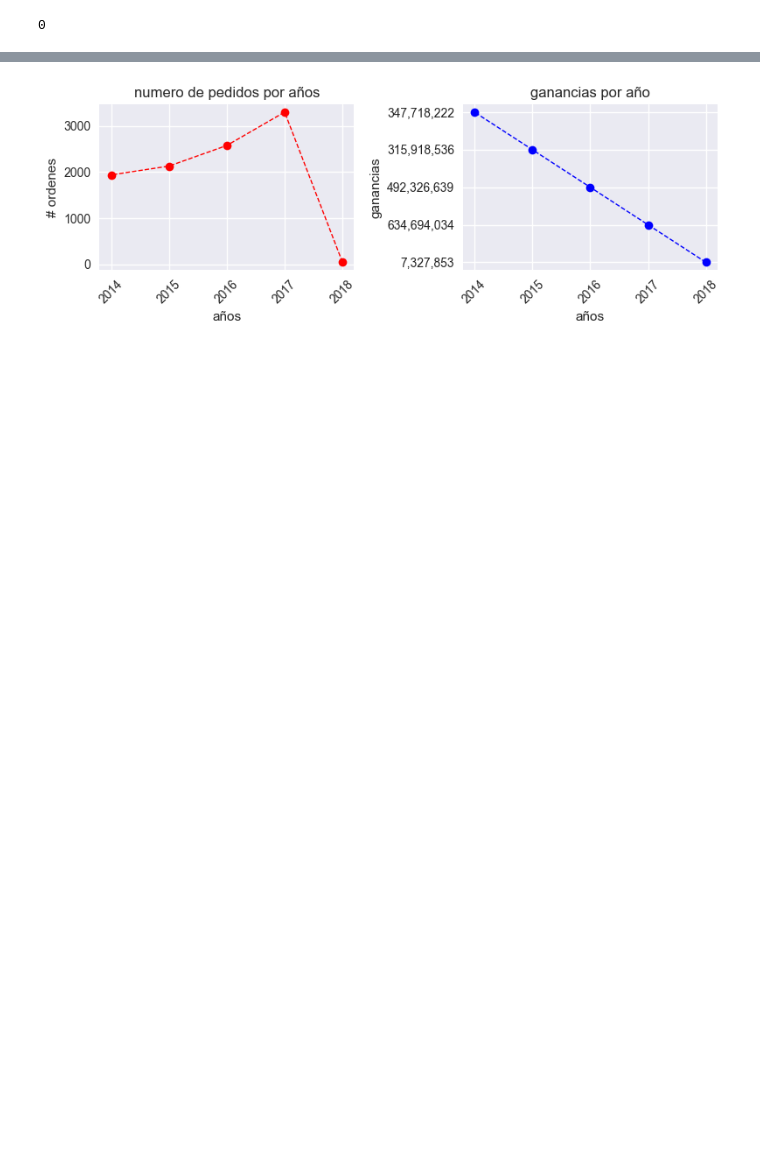
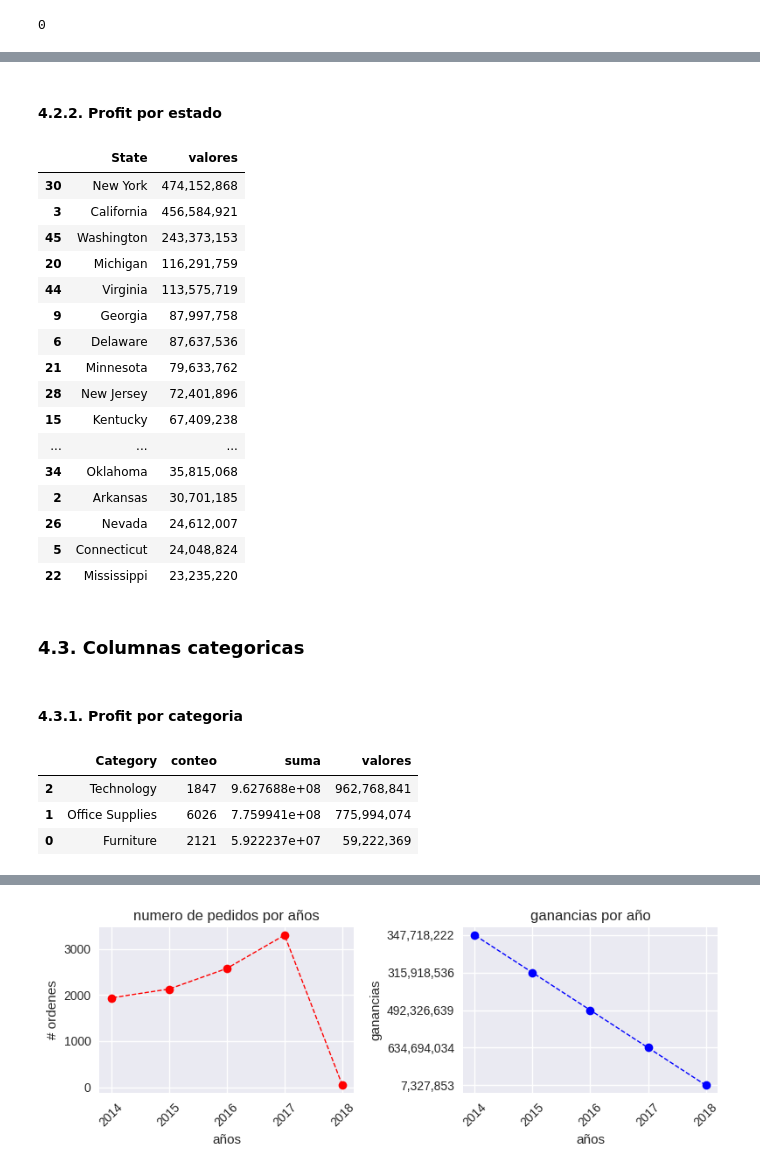
Before and after one commit to repos-especializacion-UdeA/tarea-fundamentos, a Jupyter notebook: entrega_udea.ipynb, the cells around one changed output, grey strips where cells are left out. Drawn from its saved outputs; the diff is of its cells as text; code cells hidden in the pictures; blank space fills up the shorter version.

```diff
--- a/entrega_udea.ipynb
+++ b/entrega_udea.ipynb
@@ -248,0 +367,43 @@ años_resumen=años_resumen.iloc[:,[0,1,3]]
+# %% [markdown]
+#### 4.2.2. Profit por estado
+# %%
+estado=df__.groupby(['State'])['Profit'].sum()
+estado = estado.reset_index(name='sum').sort_values(by='sum',ascending=False).head(21)
+estado['valores'] = estado['sum'].apply(lambda x: '{:,.0f}'.format(x))
+estado = estado.iloc[:,[0,2]]
+estado
+# %% [output]
+|  | State | valores |
+| 30 | New York | 474,152,868 |
+| 3 | California | 456,584,921 |
+| 45 | Washington | 243,373,153 |
+| 20 | Michigan | 116,291,759 |
+| 44 | Virginia | 113,575,719 |
+| 9 | Georgia | 87,997,758 |
+| 6 | Delaware | 87,637,536 |
+| 21 | Minnesota | 79,633,762 |
+| 28 | New Jersey | 72,401,896 |
+| 15 | Kentucky | 67,409,238 |
+| ... | ... | ... |
+| 34 | Oklahoma | 35,815,068 |
+| 2 | Arkansas | 30,701,185 |
+| 26 | Nevada | 24,612,007 |
+| 5 | Connecticut | 24,048,824 |
+| 22 | Mississippi | 23,235,220 |
+# %% [markdown]
+### 4.3. Columnas categoricas
+# %% [markdown]
+#### 4.3.1. Profit por categoria
+# %%
+categoria = df__.groupby('Category')['Category'].count()
+categoria = categoria.reset_index(name='conteo')
+categoria_s = df__.groupby('Category')['Profit'].sum()
+categoria_s = categoria_s.reset_index(name='suma')
+categoria_s['valores'] = categoria_s['suma'].apply(lambda x: '{:,.0f}'.format(x))
+categoria_s = pd.merge(categoria,categoria_s,on='Category').sort_values(by='suma',ascending=False)
+categoria_s
+# %% [output]
+|  | Category | conteo | suma | valores |
+| 2 | Technology | 1847 | 9.627688e+08 | 962,768,841 |
+| 1 | Office Supplies | 6026 | 7.759941e+08 | 775,994,074 |
+| 0 | Furniture | 2121 | 5.922237e+07 | 59,222,369 |
```
Also changed, not shown: parts of 97 cells of this notebook.
